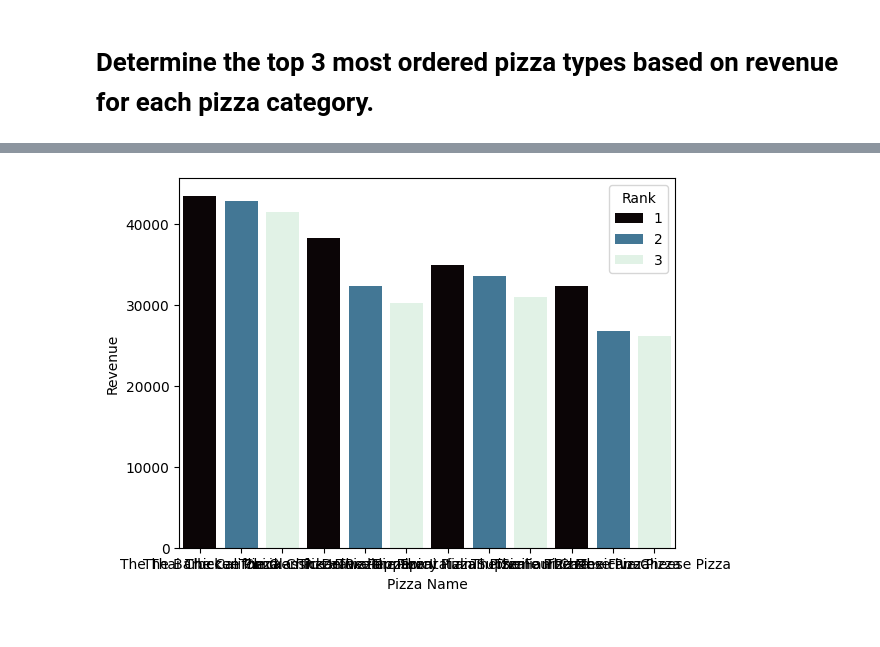
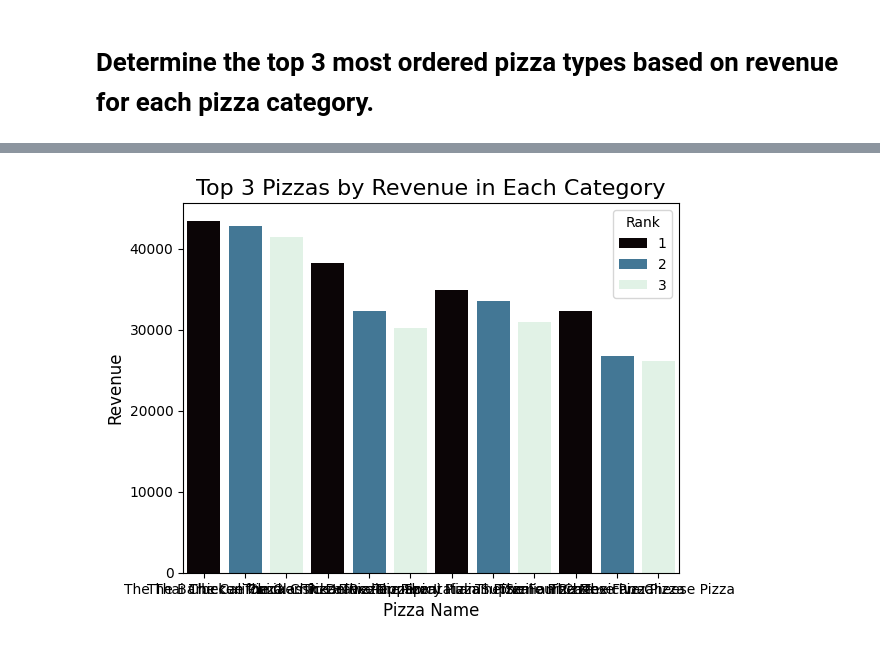
Before and after one commit to AftabQuant/Data-Analysis-Project, a Jupyter notebook: Pizza Sales Project/Pizzalytics.ipynb, the cells around one changed output, grey strips where cells are left out. Cells and saved outputs as stored; diff of their text form; code cells hidden in the pictures.

```diff
--- a/Pizza Sales Project/Pizzalytics.ipynb
+++ b/Pizza Sales Project/Pizzalytics.ipynb
@@ -323,19 +335,23 @@ df
 # %%
-query = """ select rn, pizza, revenue  from
-(select categories, pizza, revenue, rank() over(partition by categories order by revenue  desc) as rn from
-(select pizza_types.category as categories, pizza_types.name as pizza,  sum(order_details.quantity * pizzas.price) as revenue from
-order_details join pizzas
-on order_details.pizza_id = pizzas.pizza_id
-join pizza_types
-on pizza_types.pizza_type_id = pizzas.pizza_type_id
-group by categories, pizza) as sales
-) as top_sales
-where rn<=3 """
+query = """
+    select rn, pizza, revenue from
+    (select categories, pizza, revenue, rank() over(partition by categories order by revenue desc) as rn from
+    (select pizza_types.category as categories, pizza_types.name as pizza,
+        sum(order_details.quantity * pizzas.price) as revenue
+    from order_details
+    join pizzas on order_details.pizza_id = pizzas.pizza_id
+    join pizza_types on pizza_types.pizza_type_id = pizzas.pizza_type_id
+    group by categories, pizza) as sales) as top_sales
+    where rn<=3
+"""
 cur.execute(query)
 data = cur.fetchall()
 df = pd.DataFrame(data, columns=['Rank', 'Pizza Name', 'Revenue'])
-sns.barplot(data= df, x = "Pizza Name", y = "Revenue", hue = "Rank", palette = "mako")
-plt.savefig('sine_wave_black_background.png', facecolor='black')
+sns.barplot(data=df, x='Pizza Name', y='Revenue', hue='Rank', palette='mako')
+plt.title("Top 3 Pizzas by Revenue in Each Category", fontsize=16)
+plt.xlabel("Pizza Name", fontsize=12)
+plt.ylabel("Revenue", fontsize=12)
+plt.savefig('top_pizzas_by_revenue.png', facecolor='black')
 plt.show()
 # %% [output]
-[figure, old version]
+[figure, new version]
```
Also changed, not shown: parts of 12 cells of this notebook, 1 other file.
